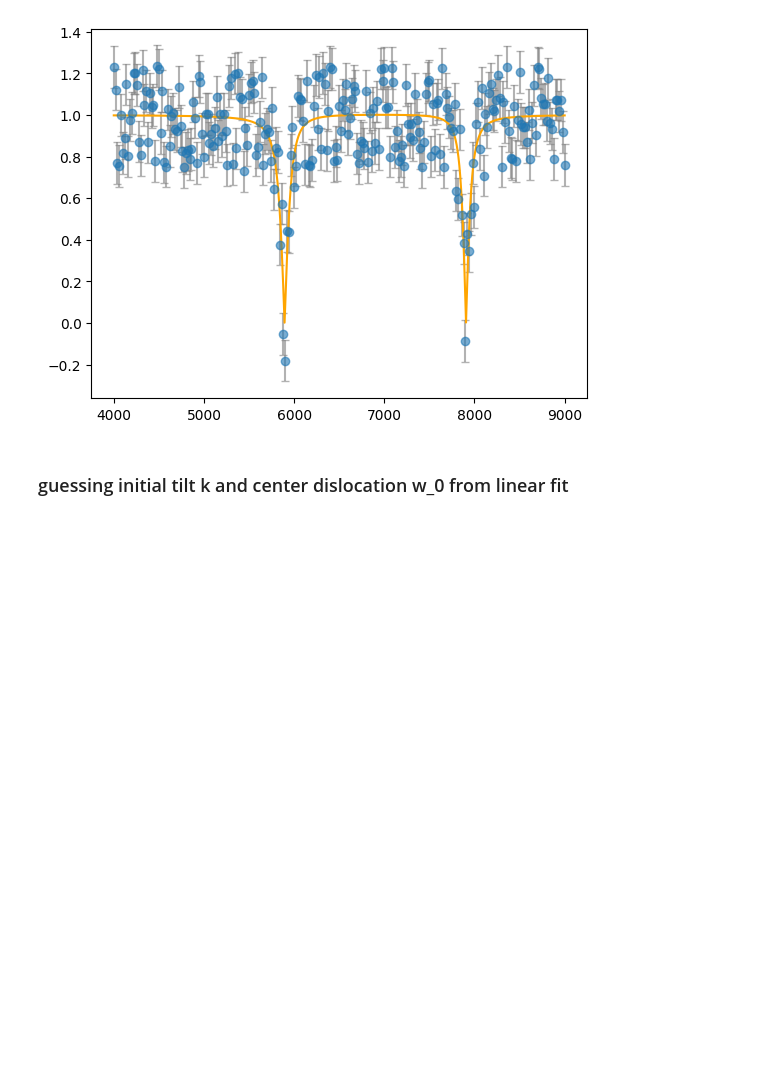
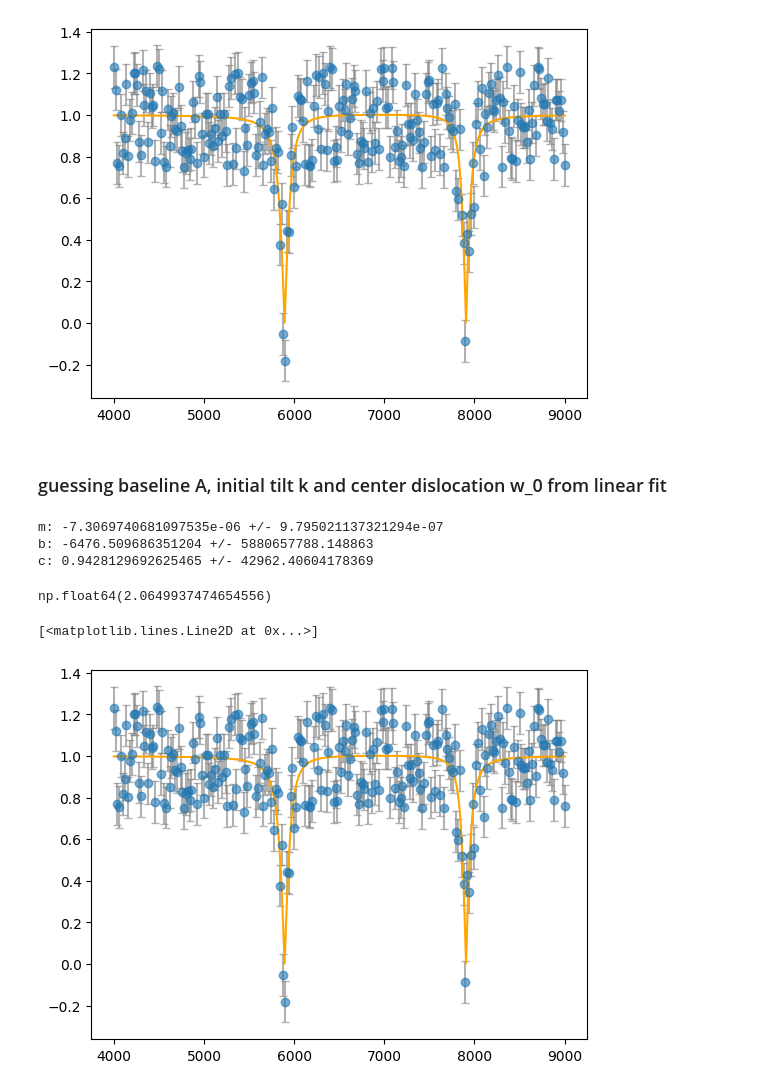
Before and after one commit to Giuhcs/purcell_filter_model, a Jupyter notebook: main.ipynb, the cells around one changed output. Cells and saved outputs as stored; diff of their text form; code cells hidden in the pictures; blank space fills up the shorter version.

Commit message:
initial tests on synthetic data up to nontrivial phase rotations

```diff
--- a/main.ipynb
+++ b/main.ipynb
@@ -152,4 +152,52 @@ plt.plot(x,y_fit, color="orange")
 [<matplotlib.lines.Line2D at 0x...>]
 [figure]
 # %% [markdown]
-### guessing initial tilt k and center dislocation w_0 from linear fit
+### guessing baseline A, initial tilt k and center dislocation w_0 from linear fit
+# %%
+from scipy.optimize import curve_fit
+import numpy as np
+
+def linear_model(x, m, b, c):
+    return m * (x + b) + c
+
+params, covariance = curve_fit(linear_model, x, noise_data_0, sigma= data_error_bars,absolute_sigma=True)
+
+m, b, c = params
+m_err, b_err, c_err = np.sqrt(np.diag(covariance))
+
+print("m:", m, "+/-", m_err)
+print("b:", b, "+/-", b_err)
+print("c:", c, "+/-", c_err)
+# %% [output]
+m: -7.3069740681097535e-06 +/- 9.795021137321294e-07
+b: -6476.509686351204 +/- 5880657788.148863
+c: 0.9428129692625465 +/- 42962.40604178369
+# %%
+baseline_guess = c
+k_guess = m # for ideal cases it should be zero
+w_0_guess = -b # for ideal cases it should be zero
+phi_guess = 0 # for ideal cases it should be zero
+k_p_guess = 3.1e2 # should be given from specsheet
+w_p_guess = 6.8e3 # also from specsheet
+w_res_0_guess = 7e3 # from specsheet too
+J_guess = 1005 # also from specsheet
+initial_guess = [baseline_guess,k_guess,w_0_guess,phi_guess,k_p_guess,w_p_guess,w_res_0_guess, J_guess]
+# %%
+#fitting previous data from these guesses
+result = least_squares(residuals, x0=initial_guess, args=(x, noise_data_0, data_error_bars))
+dof = len(noise_data_0)-len(result.x)
+chi2 = sum(result.fun**2)
+red_chi2 = chi2/dof
+red_chi2
+# %% [output]
+np.float64(2.0649937474654556)
+# %%
+import matplotlib.pyplot as plt
+
+y_fit = s_out_in_for_fitting_0(x,*result.x)
+
+plt.errorbar(x[::20],noise_data_0[::20],yerr=data_error_bars[::20], fmt="o", capsize=3, ecolor="gray", alpha=0.6)
+plt.plot(x,y_fit, color="orange")
+# %% [output]
+[<matplotlib.lines.Line2D at 0x...>]
+[figure, added]
```
Also changed, not shown: parts of 15 cells of this notebook.
